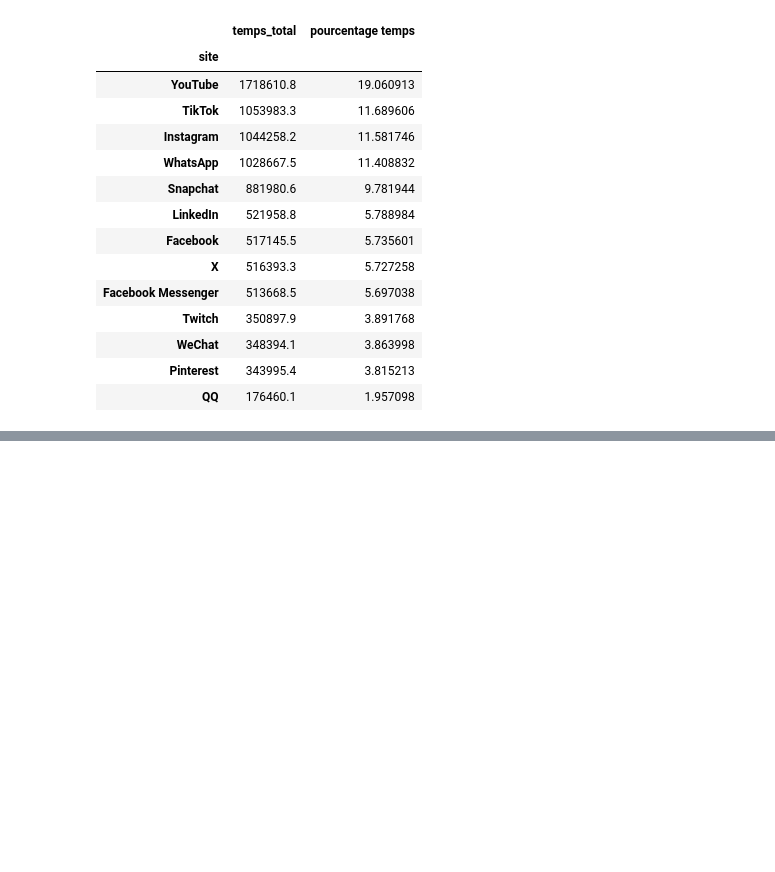
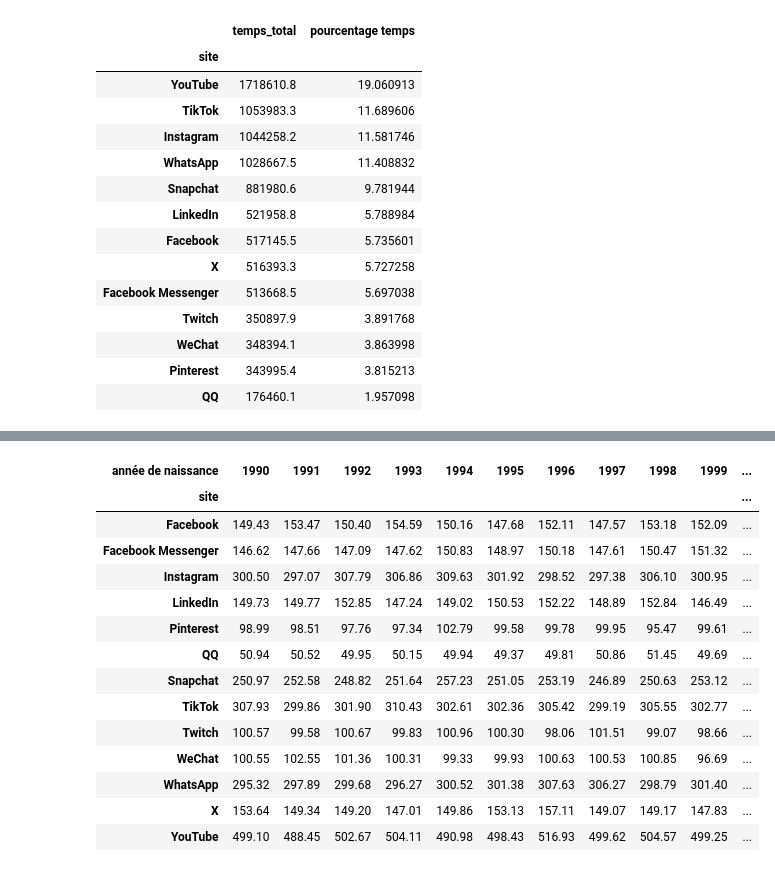
Before and after one commit to ZorroLeVrai/Python.Bureautique, a Jupyter notebook: Notebooks/Exercices/exo_14_2.ipynb, the cells around one changed output, grey strips where cells are left out. Cells and saved outputs as stored; diff of their text form; code cells hidden in the pictures; blank space fills up the shorter version.

```diff
--- a/Notebooks/Exercices/exo_14_2.ipynb
+++ b/Notebooks/Exercices/exo_14_2.ipynb
@@ -2,9 +2,6 @@
 #Importation de librairies
 import pandas as pd
 # %%
-fichier_utilisateurs = "./Data/Reseaux/utilisateurs.csv"
-fichier_temps_passe = "./Data/Reseaux/reseaux_sociaux.csv"
-
-df_utilisateurs = pd.read_csv(fichier_utilisateurs, encoding="latin-1")
-
-df_donnees = pd.read_csv(fichier_temps_passe, encoding="latin-1")
+repertoire = "./Data/Reseaux/"
+fichier_utilisateurs = repertoire + "utilisateurs.csv"
+fichier_temps_passe = repertoire + "reseaux_sociaux.csv"
@@ -159,3 +237,24 @@ df_classement_site_annee_naissance
 | WhatsApp | 295.315668 | 297.890763 | 299.678222 | 296.272294 | 300.521463 | 301.380786 | 307.629289 | 306.272065 | 298.794714 | 301.396234 | ... |
 | X | 153.638326 | 149.342678 | 149.196889 | 147.006311 | 149.856164 | 153.129545 | 157.109483 | 149.071206 | 149.166222 | 147.832900 | ... |
 | YouTube | 499.099552 | 488.447482 | 502.674057 | 504.106612 | 490.981739 | 498.431455 | 516.927984 | 499.623556 | 504.567811 | 499.254506 | ... |
+# %%
+from statistics import mean
+
+df_classement_site_annee_naissance2 = df_merge.pivot_table(index=["site"], columns=["année de naissance"], values="temps passé", aggfunc=lambda lst:round(mean(lst), 2))
+df_classement_site_annee_naissance2
+# %% [output]
+| année de naissance | 1990 | 1991 | 1992 | 1993 | 1994 | 1995 | 1996 | 1997 | 1998 | 1999 | ... |
+| site |  |  |  |  |  |  |  |  |  |  | ... |
+| Facebook | 149.43 | 153.47 | 150.40 | 154.59 | 150.16 | 147.68 | 152.11 | 147.57 | 153.18 | 152.09 | ... |
+| Facebook Messenger | 146.62 | 147.66 | 147.09 | 147.62 | 150.83 | 148.97 | 150.18 | 147.61 | 150.47 | 151.32 | ... |
+| Instagram | 300.50 | 297.07 | 307.79 | 306.86 | 309.63 | 301.92 | 298.52 | 297.38 | 306.10 | 300.95 | ... |
+| LinkedIn | 149.73 | 149.77 | 152.85 | 147.24 | 149.02 | 150.53 | 152.22 | 148.89 | 152.84 | 146.49 | ... |
+| Pinterest | 98.99 | 98.51 | 97.76 | 97.34 | 102.79 | 99.58 | 99.78 | 99.95 | 95.47 | 99.61 | ... |
+| QQ | 50.94 | 50.52 | 49.95 | 50.15 | 49.94 | 49.37 | 49.81 | 50.86 | 51.45 | 49.69 | ... |
+| Snapchat | 250.97 | 252.58 | 248.82 | 251.64 | 257.23 | 251.05 | 253.19 | 246.89 | 250.63 | 253.12 | ... |
+| TikTok | 307.93 | 299.86 | 301.90 | 310.43 | 302.61 | 302.36 | 305.42 | 299.19 | 305.55 | 302.77 | ... |
+| Twitch | 100.57 | 99.58 | 100.67 | 99.83 | 100.96 | 100.30 | 98.06 | 101.51 | 99.07 | 98.66 | ... |
+| WeChat | 100.55 | 102.55 | 101.36 | 100.31 | 99.33 | 99.93 | 100.63 | 100.53 | 100.85 | 96.69 | ... |
+| WhatsApp | 295.32 | 297.89 | 299.68 | 296.27 | 300.52 | 301.38 | 307.63 | 306.27 | 298.79 | 301.40 | ... |
+| X | 153.64 | 149.34 | 149.20 | 147.01 | 149.86 | 153.13 | 157.11 | 149.07 | 149.17 | 147.83 | ... |
+| YouTube | 499.10 | 488.45 | 502.67 | 504.11 | 490.98 | 498.43 | 516.93 | 499.62 | 504.57 | 499.25 | ... |
```
Also changed, not shown: parts of 9 cells of this notebook, 6 other files.
